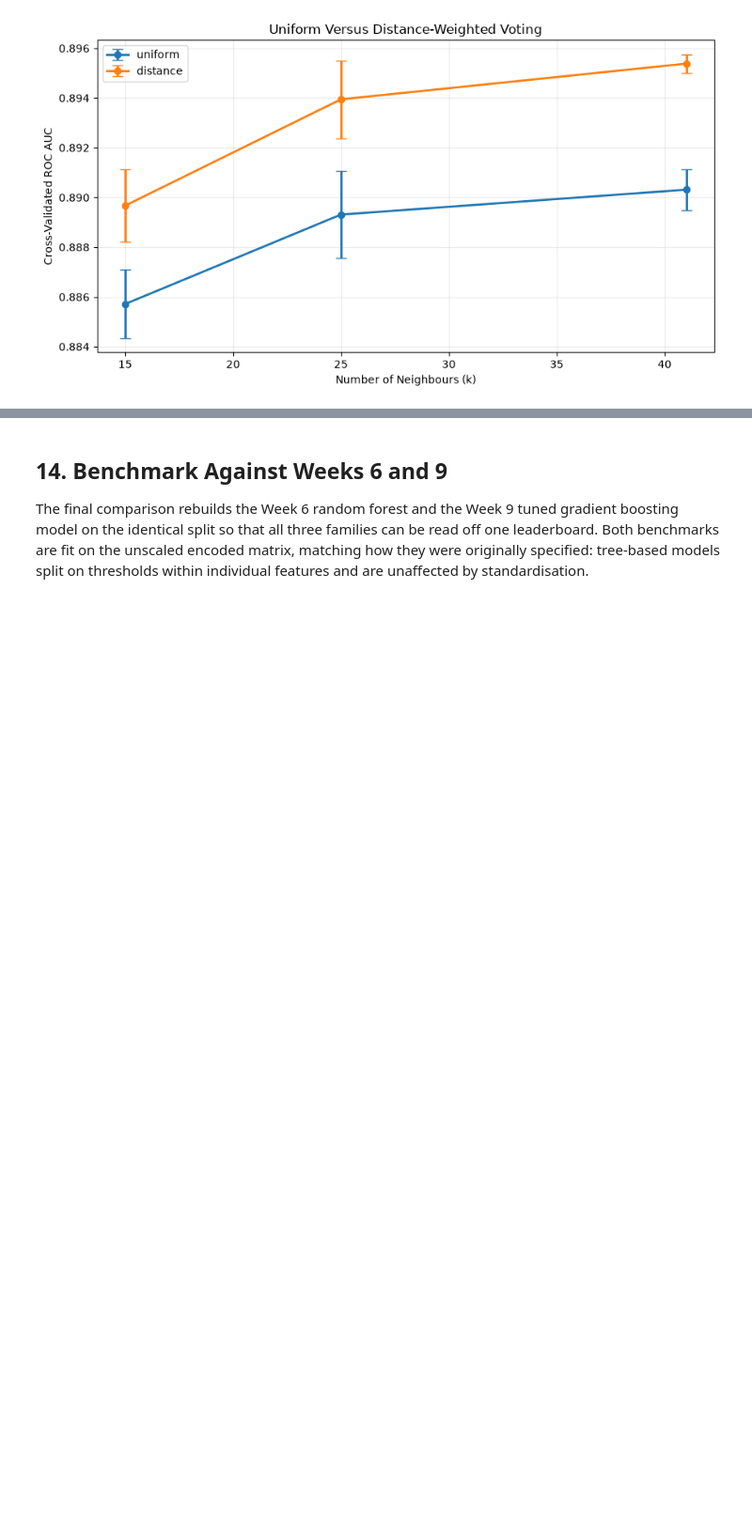
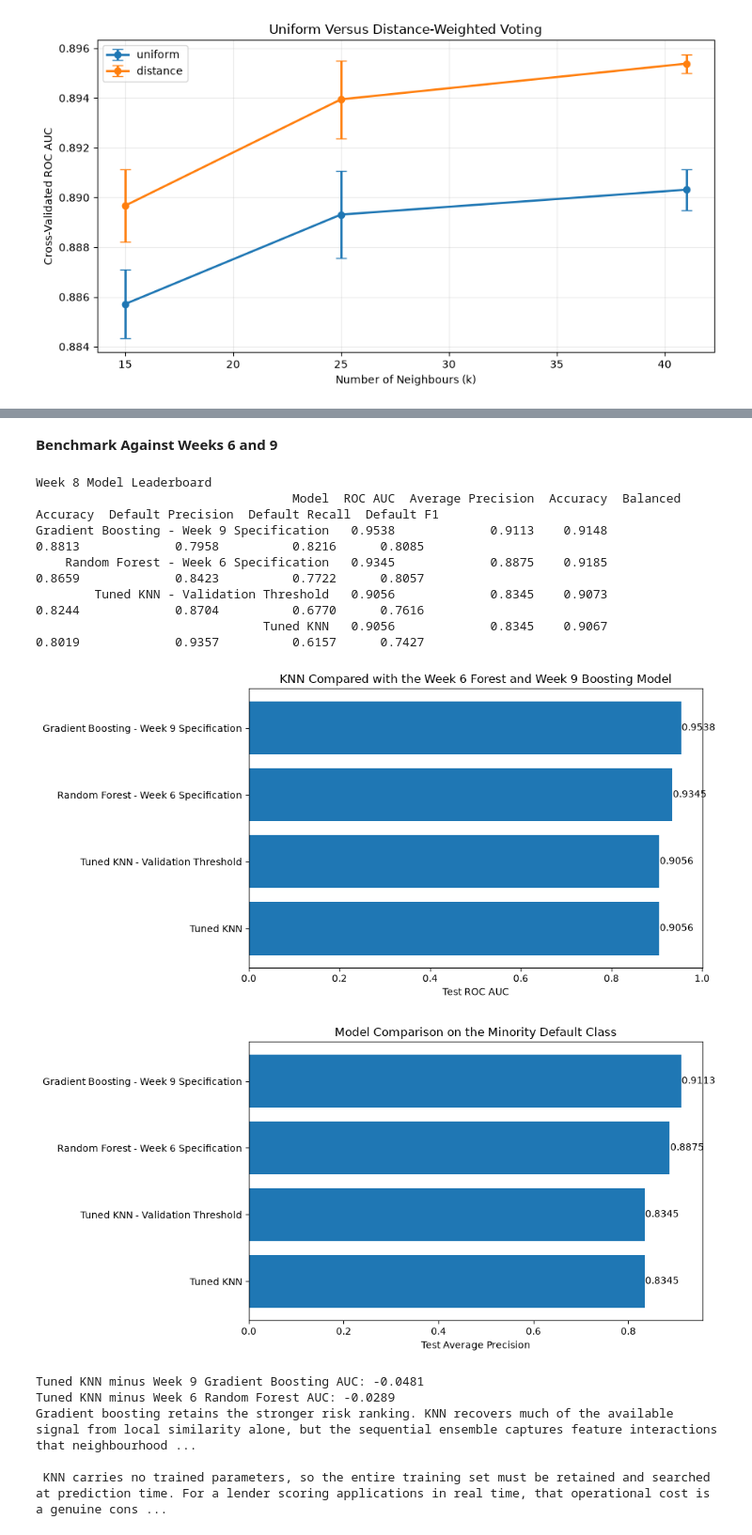
Before and after one commit to g-poklitar/DX799, a Jupyter notebook: Week8_Gueorgui_Poklitar.ipynb, the cells around one changed output, grey strips where cells are left out. Shown at 94% size. Saved outputs shown, nothing was run; the diff lists cells and outputs as text; code cells hidden in the pictures; blank space fills up the shorter version.

```diff
--- a/Week8_Gueorgui_Poklitar.ipynb
+++ b/Week8_Gueorgui_Poklitar.ipynb
@@ -893,9 +797,7 @@ feature_space_configurations = [
         scaled_preprocessor
     )
 ]
-
 feature_space_results = []
-
 for label, preprocessor in feature_space_configurations:
     pipeline = build_knn_pipeline(
         preprocessor=preprocessor,
@@ -904,23 +806,19 @@ for label, preprocessor in feature_space_configurations:
         p=2,
         weights="distance"
     )
-
     mean_auc, std_auc = cross_validated_scores(
         pipeline=pipeline,
         X_data=X_train,
         y_data=y_train,
         n_splits=4
     )
-
     pipeline.fit(X_train, y_train)
-
     test_results, _, _ = evaluate_classifier(
         model_name=f"KNN - {label}",
         model=pipeline,
         X_eval=X_test,
         y_eval=y_test
     )
-
     feature_space_results.append({
         "Feature Space": label,
         "CV AUC Mean": mean_auc,
@@ -928,45 +826,39 @@ for label, preprocessor in feature_space_configurations:
         "Test AUC": test_results["ROC AUC"],
         "Test Average Precision": test_results["Average Precision"]
     })
-
 feature_space_df = pd.DataFrame(feature_space_results)
-
 print("Effect of the Encoded Feature Space on KNN")
 print(feature_space_df.round(4).to_string(index=False))
-
 feature_space_difference = (
     feature_space_df.loc[1, "CV AUC Mean"]
     - feature_space_df.loc[0, "CV AUC Mean"]
 )
-
 print(
     "\nAdding the one-hot categoricals changes CV AUC by",
     f"{feature_space_difference:+.4f}."
 )
-
 if feature_space_difference > 0.002:
     selected_preprocessor = scaled_preprocessor
     selected_space_label = "numeric plus one-hot"
     print(
-        "[Inference] The categorical indicators contribute usable signal "
+        " The categorical indicators contribute usable signal "
         "to the distance metric and are retained."
     )
 elif feature_space_difference < -0.002:
     selected_preprocessor = numeric_only_preprocessor
     selected_space_label = "numeric only"
     print(
-        "[Inference] The categorical indicators dilute the distance metric. "
+        "The categorical indicators dilute the distance metric. "
         "The numeric-only space is the better representation for KNN."
     )
 else:
     selected_preprocessor = scaled_preprocessor
     selected_space_label = "numeric plus one-hot"
     print(
-        "[Inference] The two feature spaces are effectively tied, so the "
+        "The two feature spaces are effectively tied, so the "
         "fuller representation is retained for comparability with the "
         "tree-based models of Weeks 6 and 9."
     )
-
 print(f"Feature space carried into tuning: {selected_space_label}")
 # %% [output]
 Effect of the Encoded Feature Space on KNN
@@ -1024,11 +1001,12 @@ knn_search = GridSearchCV(
     },
     refit="roc_auc",
     cv=stratified_cv,
-    n_jobs=-1,
+    n_jobs=1, # CHANGED: Set to 1 to prevent Out of Memory (OOM) crashes
     verbose=1,
     return_train_score=True
 )
 
+# If memory still crashes even with n_jobs=1, replace X_train/y_train with X_metric/y_metric below
 knn_search.fit(X_train, y_train)
 
 print("\nBest Parameters")
@@ -1344,10 +1370,5 @@ plt.show()
 # %% [markdown]
-## 14. Benchmark Against Weeks 6 and 9
-
-The final comparison rebuilds the Week 6 random forest and the Week 9 tuned gradient boosting model
-on the identical split so that all three families can be read off one leaderboard. Both benchmarks
-are fit on the unscaled encoded matrix, matching how they were originally specified: tree-based
-models split on thresholds within individual features and are unaffected by standardisation.
+**Benchmark Against Weeks 6 and 9**
 # %%
 random_forest = RandomForestClassifier(
     n_estimators=300,
@@ -1473,34 +1494,48 @@ knn_rf_difference = (
 
 print(
     f"\nTuned KNN minus Week 9 Gradient Boosting AUC: {knn_gb_difference:+.4f}"
 )
 print(
     f"Tuned KNN minus Week 6 Random Forest AUC: {knn_rf_difference:+.4f}"
 )
 
 if knn_gb_difference > 0.002:
     print(
-        "[Inference] A purely local, memory-based method outranks the "
+        "A purely local, memory-based method outranks the "
         "boosted ensemble on this test set, which would be a notable result "
         "for a model that fits no global structure whatsoever."
     )
 elif knn_gb_difference < -0.002:
     print(
-        "[Inference] Gradient boosting retains the stronger risk ranking. "
+        "Gradient boosting retains the stronger risk ranking. "
         "KNN recovers much of the available signal from local similarity "
         "alone, but the sequential ensemble captures feature interactions "
         "that neighbourhood voting cannot express."
     )
 else:
     print(
-        "[Inference] KNN and gradient boosting rank borrower risk almost "
+        "KNN and gradient boosting rank borrower risk almost "
         "identically, so prediction speed, interpretability, and the cost "
         "of storing the training set become the deciding criteria."
     )
 
 print(
-    "\n[Inference] KNN carries no trained parameters, so the entire training "
+    "\n KNN carries no trained parameters, so the entire training "
     "set must be retained and searched at prediction time. For a lender "
     "scoring applications in real time, that operational cost is a genuine "
     "consideration alongside AUC."
 )
+# %% [output]
+Week 8 Model Leaderboard
+                                   Model  ROC AUC  Average Precision  Accuracy  Balanced Accuracy  Default Precision  Default Recall  Default F1
+Gradient Boosting - Week 9 Specification   0.9538             0.9113    0.9148             0.8813             0.7958          0.8216      0.8085
+    Random Forest - Week 6 Specification   0.9345             0.8875    0.9185             0.8659             0.8423          0.7722      0.8057
+        Tuned KNN - Validation Threshold   0.9056             0.8345    0.9073             0.8244             0.8704          0.6770      0.7616
+                               Tuned KNN   0.9056             0.8345    0.9067             0.8019             0.9357          0.6157      0.7427
+[figure, added]
+[figure, added]
+Tuned KNN minus Week 9 Gradient Boosting AUC: -0.0481
+Tuned KNN minus Week 6 Random Forest AUC: -0.0289
+Gradient boosting retains the stronger risk ranking. KNN recovers much of the available signal from local similarity alone, but the sequential ensemble captures feature interactions that neighbourhood ...
+
+ KNN carries no trained parameters, so the entire training set must be retained and searched at prediction time. For a lender scoring applications in real time, that operational cost is a genuine cons ...
```
Also changed, not shown: parts of 23 cells of this notebook.
